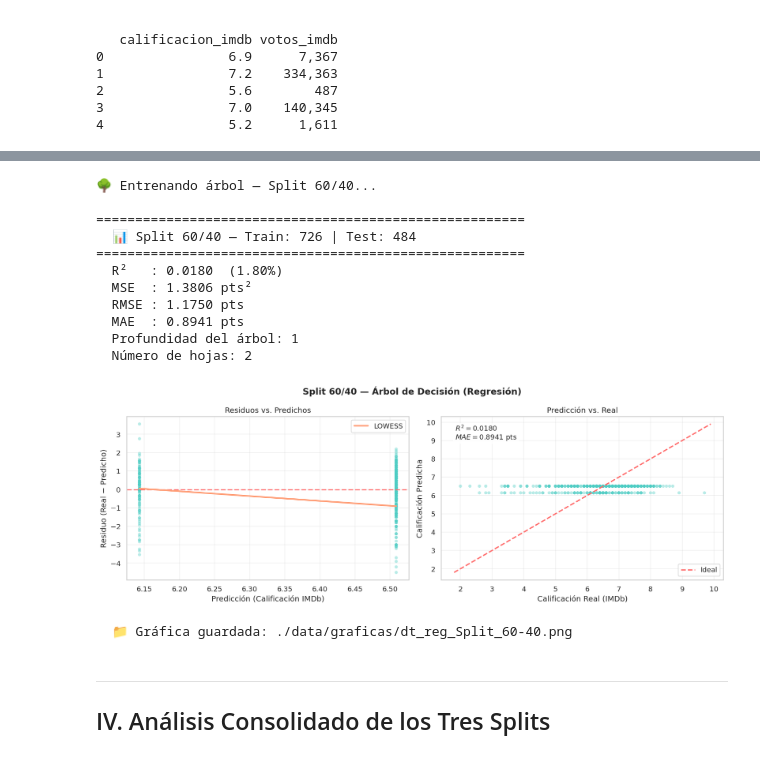
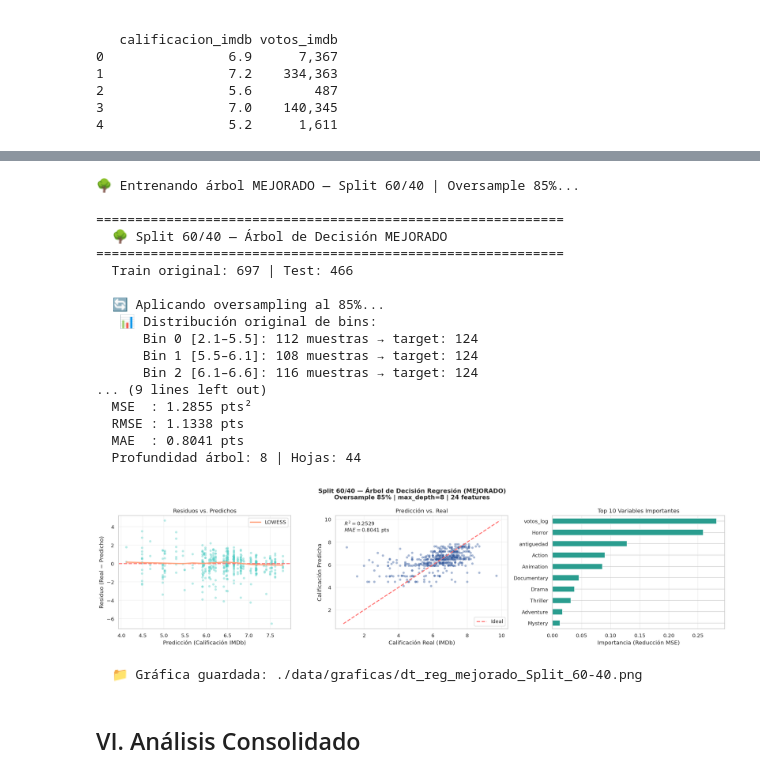
Before and after one commit to SantiagoPlazas2005/Grupo6_Plazas_Ordo-ez, a Jupyter notebook: notebooks/arbol_decision_regresion_peliculas.ipynb, the cells around one changed output, grey strips where cells are left out. Saved outputs shown, nothing was run; the diff lists cells and outputs as text; code cells hidden in the pictures.

```diff
--- a/notebooks/arbol_decision_regresion_peliculas.ipynb
+++ b/notebooks/arbol_decision_regresion_peliculas.ipynb
@@ -297,22 +388,34 @@ modelo_s2, y_test_s2, y_pred_s2 = evaluar_split(X, y, test_size=0.30, split_labe
 # %%
-# ── CELDA 7: Split 3 — 60% Entrenamiento / 40% Prueba ────────────────────────
-print("🌳 Entrenando árbol — Split 60/40...")
-modelo_s3, y_test_s3, y_pred_s3 = evaluar_split(X, y, test_size=0.40, split_label='60/40')
+# ── CELDA 8: Split 3 — 60/40 con oversample 85% ──────────────────────────────
+print("🌳 Entrenando árbol MEJORADO — Split 60/40 | Oversample 85%...")
+modelo_s3, y_test_s3, y_pred_s3 = evaluar_split_mejorado(
+    X_full, y_full,
+    test_size=0.40,
+    split_label='60/40',
+    sampling_ratio=0.85,
+    max_depth=8,
+    min_samples_leaf=10
+)
 # %% [output]
-🌳 Entrenando árbol — Split 60/40...
+🌳 Entrenando árbol MEJORADO — Split 60/40 | Oversample 85%...
 
-=======================================================
-  📊 Split 60/40 — Train: 726 | Test: 484
-=======================================================
-  R²   : 0.0180  (1.80%)
-  MSE  : 1.3806 pts²
-  RMSE : 1.1750 pts
-  MAE  : 0.8941 pts
-  Profundidad del árbol: 1
-  Número de hojas: 2
+============================================================
+  🌳 Split 60/40 — Árbol de Decisión MEJORADO
+============================================================
+  Train original: 697 | Test: 466
+
+  🔄 Aplicando oversampling al 85%...
+   📊 Distribución original de bins:
+      Bin 0 [2.1–5.5]: 112 muestras → target: 124
+      Bin 1 [5.5–6.1]: 108 muestras → target: 124
+      Bin 2 [6.1–6.6]: 116 muestras → target: 124
+... (9 lines left out)
+  MSE  : 1.2855 pts²
+  RMSE : 1.1338 pts
+  MAE  : 0.8041 pts
+  Profundidad árbol: 8 | Hojas: 44
-[figure, old version]
+[figure, new version]
-  📁 Gráfica guardada: ./data/graficas/dt_reg_Split_60-40.png
+  📁 Gráfica guardada: ./data/graficas/dt_reg_mejorado_Split_60-40.png
 # %% [markdown]
----
-## IV. Análisis Consolidado de los Tres Splits
+## VI. Análisis Consolidado
 # %%
```
Also changed, not shown: parts of 27 cells of this notebook, 19 other files.
